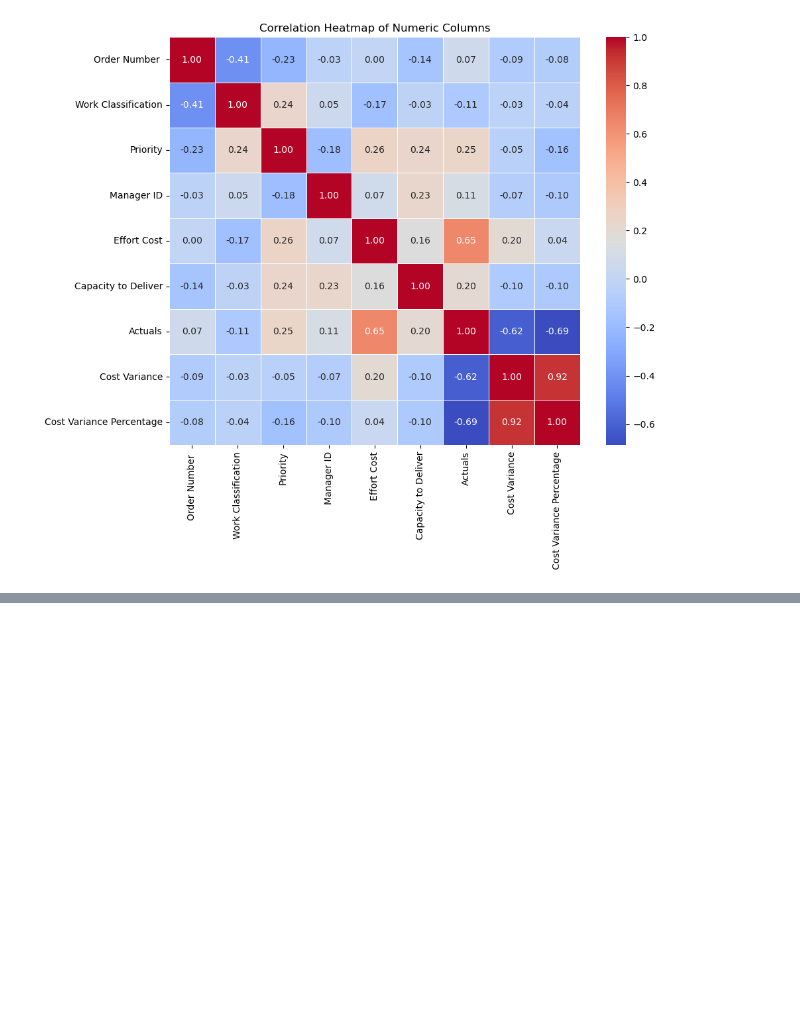
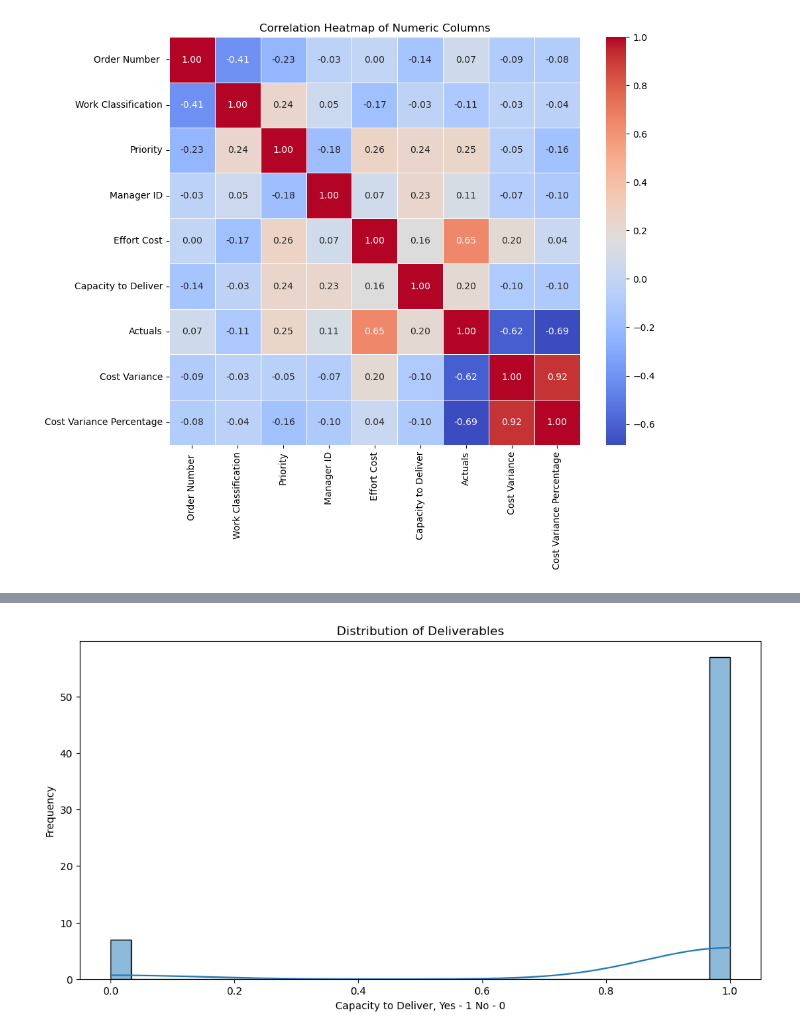
Before and after one commit to Rishabh-Panchal/capstone-cra, a Jupyter notebook: EDAv2.0.ipynb, the cells around one changed output, grey strips where cells are left out. Cells and saved outputs as stored; diff of their text form; code cells hidden in the pictures; blank space fills up the shorter version.

Commit message:
Updates to EDA and Trail RF Model
Includes Update to EDA and edaOutput dataset
Includes Random Forest prediction for Deliver as a trial run

```diff
--- a/EDAv2.0.ipynb
+++ b/EDAv2.0.ipynb
@@ -133,0 +172,10 @@ plt.show()
+# %%
+# Plotting the distribution of "Capacity to Deliver"
+plt.figure(figsize=(12, 6))
+sns.histplot(df['Capacity to Deliver'], kde=True, bins=30)
+plt.title('Distribution of Deliverables')
+plt.xlabel('Capacity to Deliver, Yes - 1 No - 0')
+plt.ylabel('Frequency')
+plt.show()
+# %% [output]
+[figure, added]
```
Also changed, not shown: parts of 8 cells of this notebook, 2 other files.
